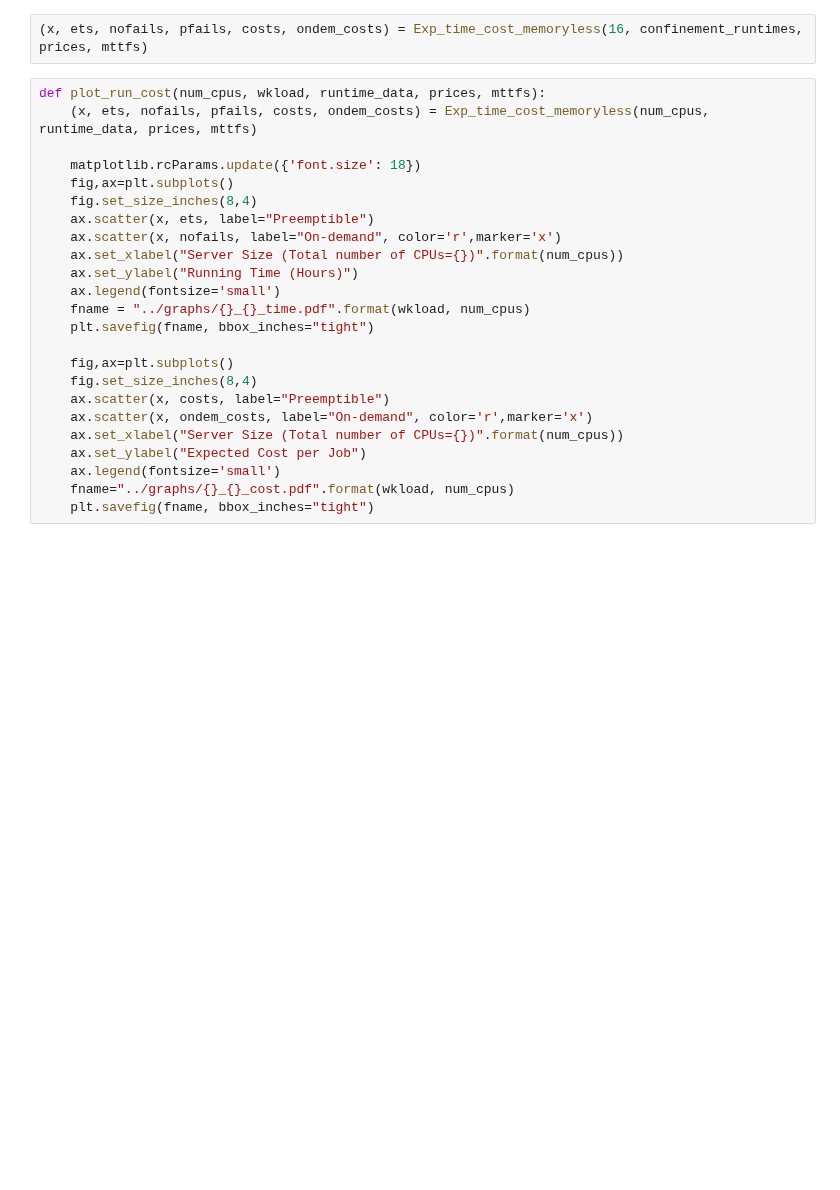
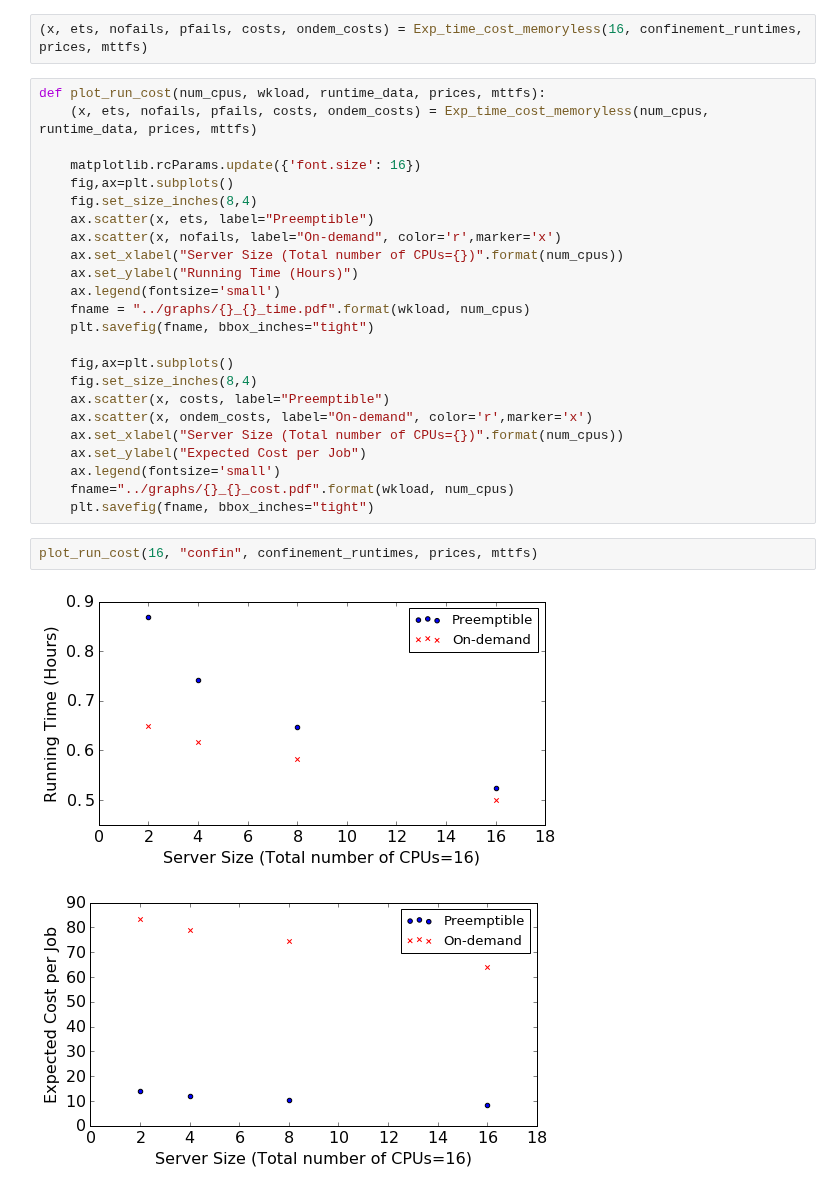
Before and after one commit to prateek-s/scispot, a Jupyter notebook: code/runtime-sim.ipynb, the cells around one changed output. Saved outputs shown, nothing was run; the diff lists cells and outputs as text; blank space fills up the shorter version.

```diff
--- a/code/runtime-sim.ipynb
+++ b/code/runtime-sim.ipynb
@@ -180,7 +182,7 @@ def Exp_time_cost_memoryless(total_cpus, runtimes, prices, mttfs):
 def plot_run_cost(num_cpus, wkload, runtime_data, prices, mttfs):
     (x, ets, nofails, pfails, costs, ondem_costs) = Exp_time_cost_memoryless(num_cpus, runtime_data, prices, mttfs)
 
-    matplotlib.rcParams.update({'font.size': 18})
+    matplotlib.rcParams.update({'font.size': 16})
     fig,ax=plt.subplots()
     fig.set_size_inches(8,4)
     ax.scatter(x, ets, label="Preemptible")
@@ -200,6 +202,11 @@ def plot_run_cost(num_cpus, wkload, runtime_data, prices, mttfs):
     ax.legend(fontsize='small')
     fname="../graphs/{}_{}_cost.pdf".format(wkload, num_cpus)
     plt.savefig(fname, bbox_inches="tight")
+# %%
+plot_run_cost(16, "confin", confinement_runtimes, prices, mttfs)
+# %% [output]
+[figure, added]
+[figure, added]
 # %%
 plot_run_cost(64, "confin", confinement_runtimes, prices, mttfs)
 # %% [output]
```
Also changed, not shown: parts of 2 cells of this notebook, 12 other files.
